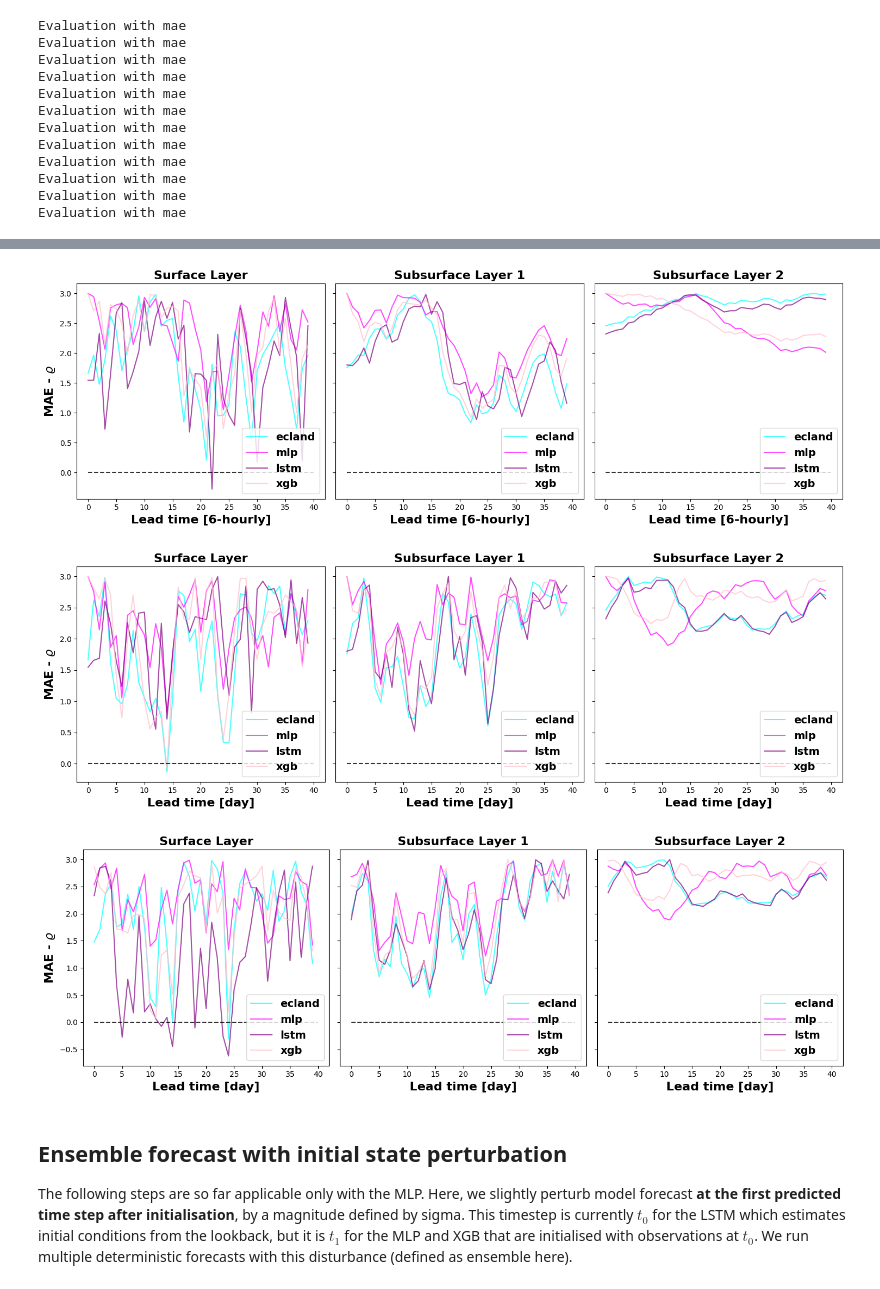
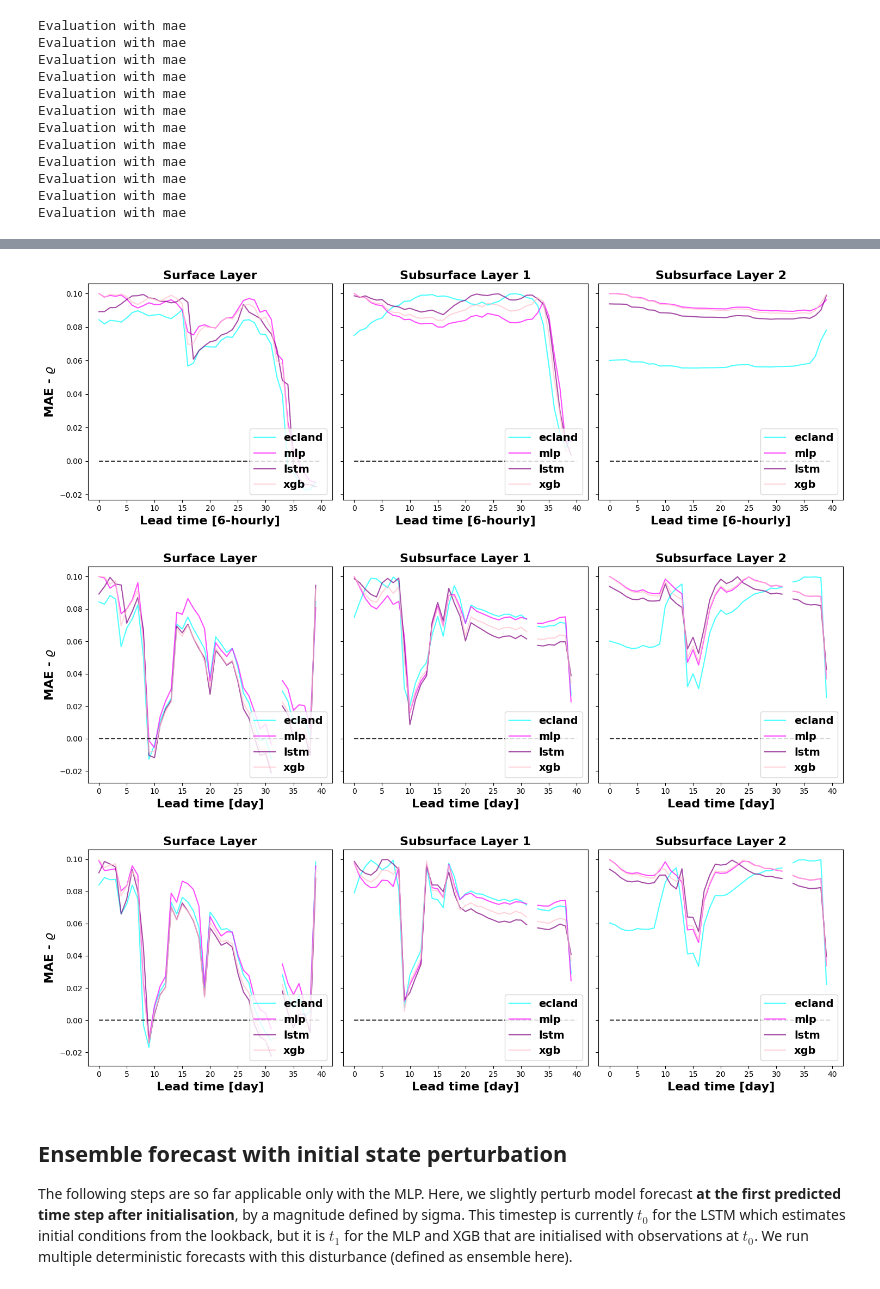
Before and after one commit to MWesselkamp/forecast-horizons, a Jupyter notebook: ecland-emulator/notebooks/evaluation_template.ipynb, the cells around one changed output, grey strips where cells are left out. Cells and saved outputs as stored; diff of their text form; code cells hidden in the pictures.

```diff
--- a/ecland-emulator/notebooks/evaluation_template.ipynb
+++ b/ecland-emulator/notebooks/evaluation_template.ipynb
@@ -39,7 +39,7 @@ depth = EX_CONFIG['depth']  # [0.05, 0.2, 0.3]
 years = EX_CONFIG['years']
 models = EX_CONFIG['models']# , 'xgb'
 
-maximum_leadtime = 40 # medium range, ten days
+maximum_leadtime = EX_CONFIG['maximum_leadtime'] # medium range, ten days
 
 print("Network: ", network)
 print("Station: ", station)
@@ -113,23 +125,24 @@ for mod in models:
 
     dataset = ForecastModel.initialise_dataset()
     model = ForecastModel.load_model()
-    x_static, x_met, y_prog, _ = ForecastModel.load_test_data(dataset)
+    x_static, x_met, y_prog, y_prog_initial_state = ForecastModel.load_test_data(dataset)
 
-    y_prog_hybrid = y_prog.clone()
+    #y_prog_hybrid = y_prog.clone()
     station_data = Gevenich.slice_station_data(lookback=CONFIG["lookback"],
                                 t_0=EX_CONFIG['initial_time'])
     matching_indices = Gevenich.match_indices(dataset=dataset,
                                               target_variables=EX_CONFIG['targets_eval'])
-    station_data_transformed = Gevenich.transform_station_data(station_data = station_data)
 
-    y_prog_hybrid[...,matching_indices] = station_data_transformed[:y_prog_hybrid.shape[0]]
+    y_prog_initial_state[..., matching_indices] = station_data[:y_prog_initial_state.shape[0]]
 
-    dynamic_features, dynamic_features_prediction = ForecastModel.run_forecast(initial_conditions=y_prog_hybrid[0,...])
-    if CONFIG["model"] == 'lstm':
-        dynamic_features, dynamic_features_prediction = ForecastModel.handle_hindcast(skip=True)
-        dynamic_features, dynamic_features_prediction = ForecastModel.backtransformation(dynamic_features, dynamic_features_prediction)
-    else:
-        dynamic_features, dynamic_features_prediction = ForecastModel.backtransformation()
+    matching_indices = Gevenich.match_indices(dataset=dataset,
+                                              target_variables=EX_CONFIG['targets_prog'])
+    print("MATCHING INDICES: ", matching_indices)
+    initial_vector =  Gevenich.transform_station_data(station_data = y_prog_initial_state,
+                                                  target_variable_list = EX_CONFIG['targets_prog'])
+
+    dynamic_features, dynamic_features_prediction = ForecastModel.run_forecast(initial_conditions=initial_vector)
+    dynamic_features, dynamic_features_prediction = ForecastModel.backtransformation()
 
     dynamic_features_dict[mod] = dynamic_features
     dynamic_features_prediction_dict[mod] = dynamic_features_prediction
@@ -170,7 +183,10 @@ y_prog shape:  torch.Size([1334, 1, 7])
 y_prog_prediction shape:  (1334, 1, 7)
 Backtransforming
 # %%
-GevenichPlots.plot_station_data(dynamic_features, station_data,
+matching_indices = Gevenich.match_indices(dataset=dataset,
+                                              target_variables=EX_CONFIG['targets_eval'])
+
+GevenichPlots.plot_station_data(dynamic_features_dict['mlp'], station_data,
                                 matching_indices= matching_indices)
 GevenichPlots.plot_station_data_and_forecast(dynamic_features_dict, dynamic_features_prediction_dict, station_data,
                                 matching_indices= matching_indices)
@@ -211,6 +227,7 @@ for mod, fc in dynamic_features_prediction_dict.items():
 # %%
 # Specify flags in Evaluation module
 score =  "mae"
+# maximum_leadtime = 40 # maximum_leadtime
 
 def evaluate(observations,
              fc_numerical,
@@ -222,7 +239,7 @@ def evaluate(observations,
     for layer in [0,1,2]:
         EvaluateModel = EvaluationModule(score =  score,
                                     layer_index = layer,
-                                    variable_indices = Gevenich.matching_indices,
+                                    variable_indices = matching_indices,
                                     maximum_evaluation_time = maximum_leadtime)
         scores = {}
         skill_scores = {}
@@ -310,14 +327,14 @@ GevenichPlots.plot_skill_scores(layers_h3['layer0']['skill_scores'], layers_h3['
 # %%
 GevenichPlots.plot_horizons(layers['layer0']['scores'], layers['layer1']['scores'], layers['layer2']['scores'],
-                          score = "MAE", threshold = 3, hod=None, log_y=False)
+                          score = "MAE", threshold = 0.1, hod=None, log_y=False)
 GevenichPlots.plot_horizons(layers_h1['layer0']['scores'], layers_h1['layer1']['scores'], layers_h1['layer2']['scores'],
-                          score = "MAE", threshold = 3, hod=1, log_y=False)
+                          score = "MAE", threshold = 0.1, hod=1, log_y=False)
 GevenichPlots.plot_horizons(layers_h3['layer0']['scores'], layers_h3['layer1']['scores'], layers_h3['layer2']['scores'],
-                          score = "MAE", threshold = 3, hod=3, log_y=False)
+                          score = "MAE", threshold = 0.1, hod=3, log_y=False)
 # %% [output]
-[figure, old version]
+[figure, new version]
-[figure, old version]
+[figure, new version]
-[figure, old version]
+[figure, new version]
 # %% [markdown]
 ## Ensemble forecast with initial state perturbation
 
```
Also changed, not shown: parts of 8 cells of this notebook, 9 other files.
